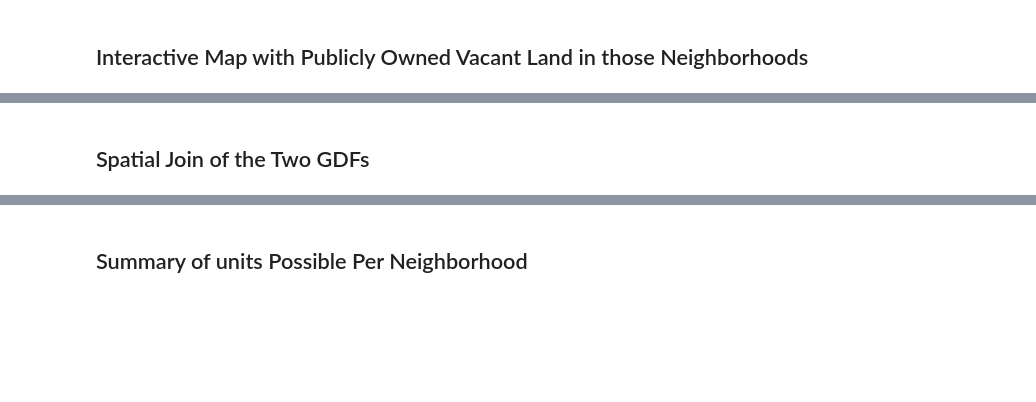
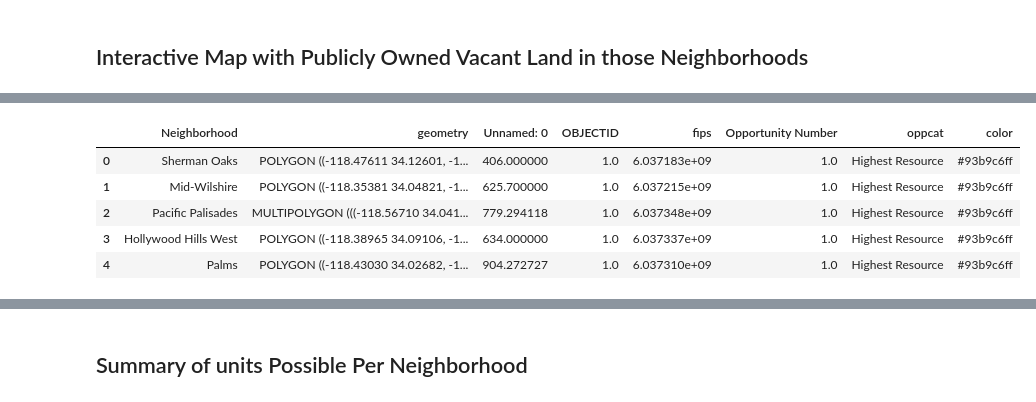
Before and after one commit to cengelh1/FairHousing, a Jupyter notebook: Week 9/Chase/VacantLand.ipynb, the cells around one changed output, grey strips where cells are left out. Saved outputs shown, nothing was run; the diff lists cells and outputs as text; code cells hidden in the pictures; blank space fills up the shorter version.

```diff
--- a/Week 9/Chase/VacantLand.ipynb
+++ b/Week 9/Chase/VacantLand.ipynb
@@ -229,0 +220,9 @@ hopp.head()
+# %%
+opmapgdf.head()
+# %% [output]
+|  | Neighborhood | geometry | Unnamed: 0 | OBJECTID | fips | Opportunity Number | oppcat | color |
+| 0 | Sherman Oaks | POLYGON ((-118.47611 34.12601, -1... | 406.000000 | 1.0 | 6.037183e+09 | 1.0 | Highest Resource | #93b9c6ff |
+| 1 | Mid-Wilshire | POLYGON ((-118.35381 34.04821, -1... | 625.700000 | 1.0 | 6.037215e+09 | 1.0 | Highest Resource | #93b9c6ff |
+| 2 | Pacific Palisades | MULTIPOLYGON (((-118.56710 34.041... | 779.294118 | 1.0 | 6.037348e+09 | 1.0 | Highest Resource | #93b9c6ff |
+| 3 | Hollywood Hills West | POLYGON ((-118.38965 34.09106, -1... | 634.000000 | 1.0 | 6.037337e+09 | 1.0 | Highest Resource | #93b9c6ff |
+| 4 | Palms | POLYGON ((-118.43030 34.02682, -1... | 904.272727 | 1.0 | 6.037310e+09 | 1.0 | Highest Resource | #93b9c6ff |
@@ -257,5 +264,3 @@ oppvac.explore(
         )
 # %% [output]
 [interactive output not drawn]
-# %% [markdown]
-## Spatial Join of the Two GDFs
```
Also changed, not shown: parts of 38 cells of this notebook, 37 other files.
